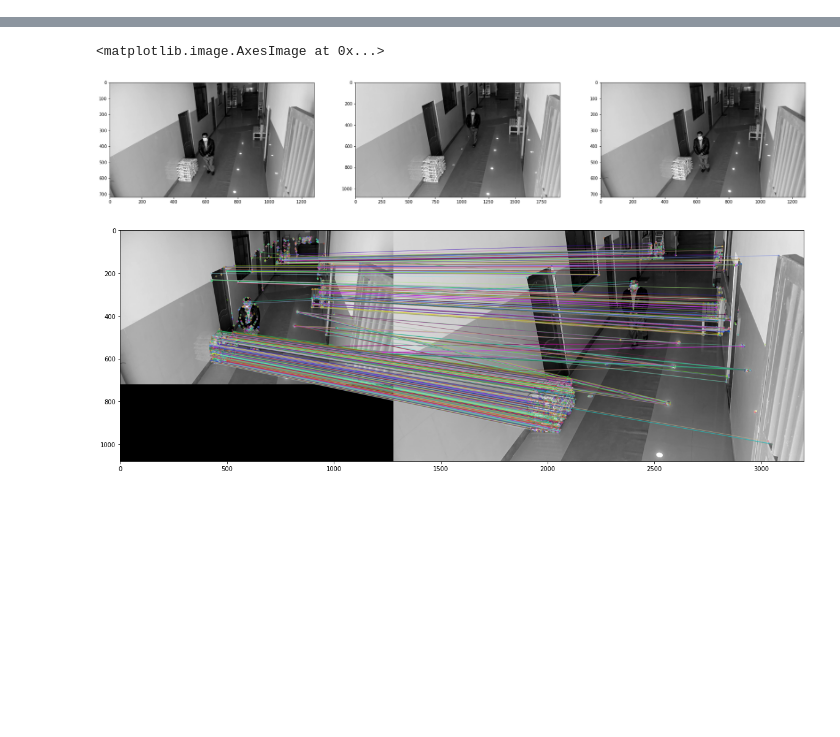
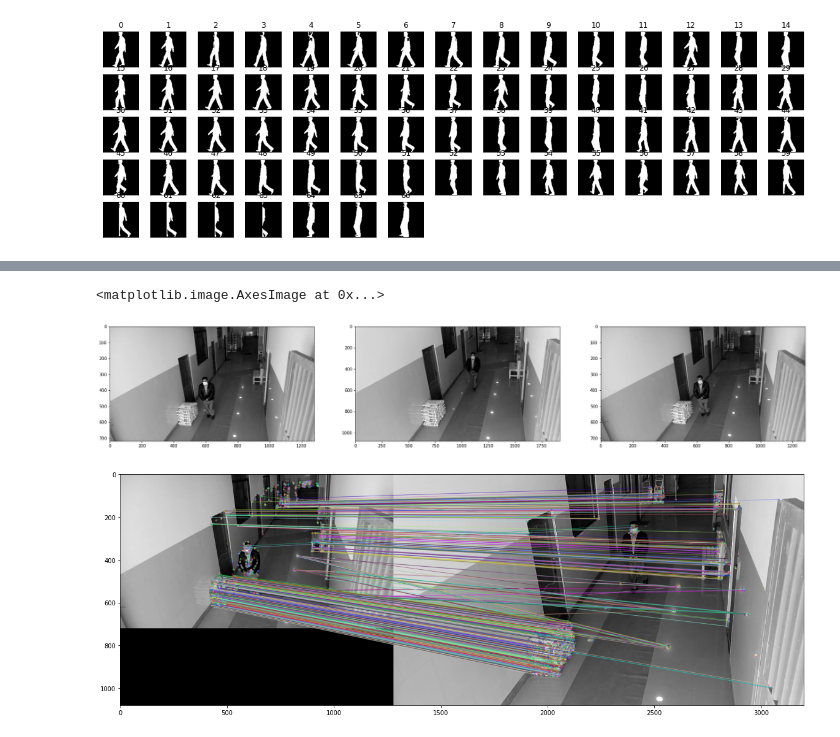
Before and after one commit to cidimec/UCB-squirrels, a Jupyter notebook: test.ipynb, the cells around one changed output, grey strips where cells are left out. Cells and saved outputs as stored; diff of their text form; code cells hidden in the pictures; blank space fills up the shorter version.

```diff
--- a/test.ipynb
+++ b/test.ipynb
@@ -0,0 +87,4 @@
+# %%
+GEI, _ = GEI_generator(path, 100, True)
+# %% [output]
+[figure, added]
```
Also changed, not shown: parts of 17 cells of this notebook, 23 other files.
